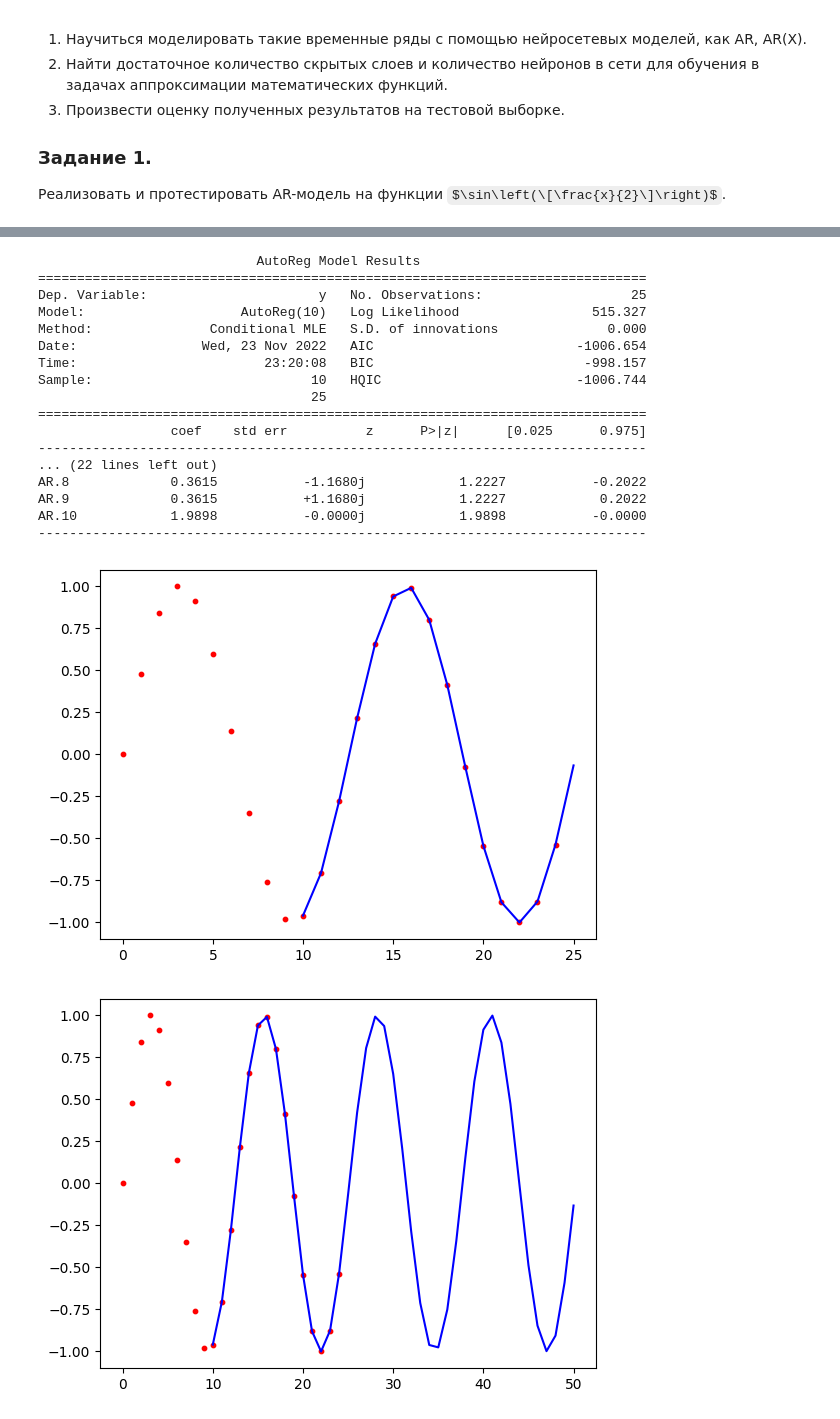
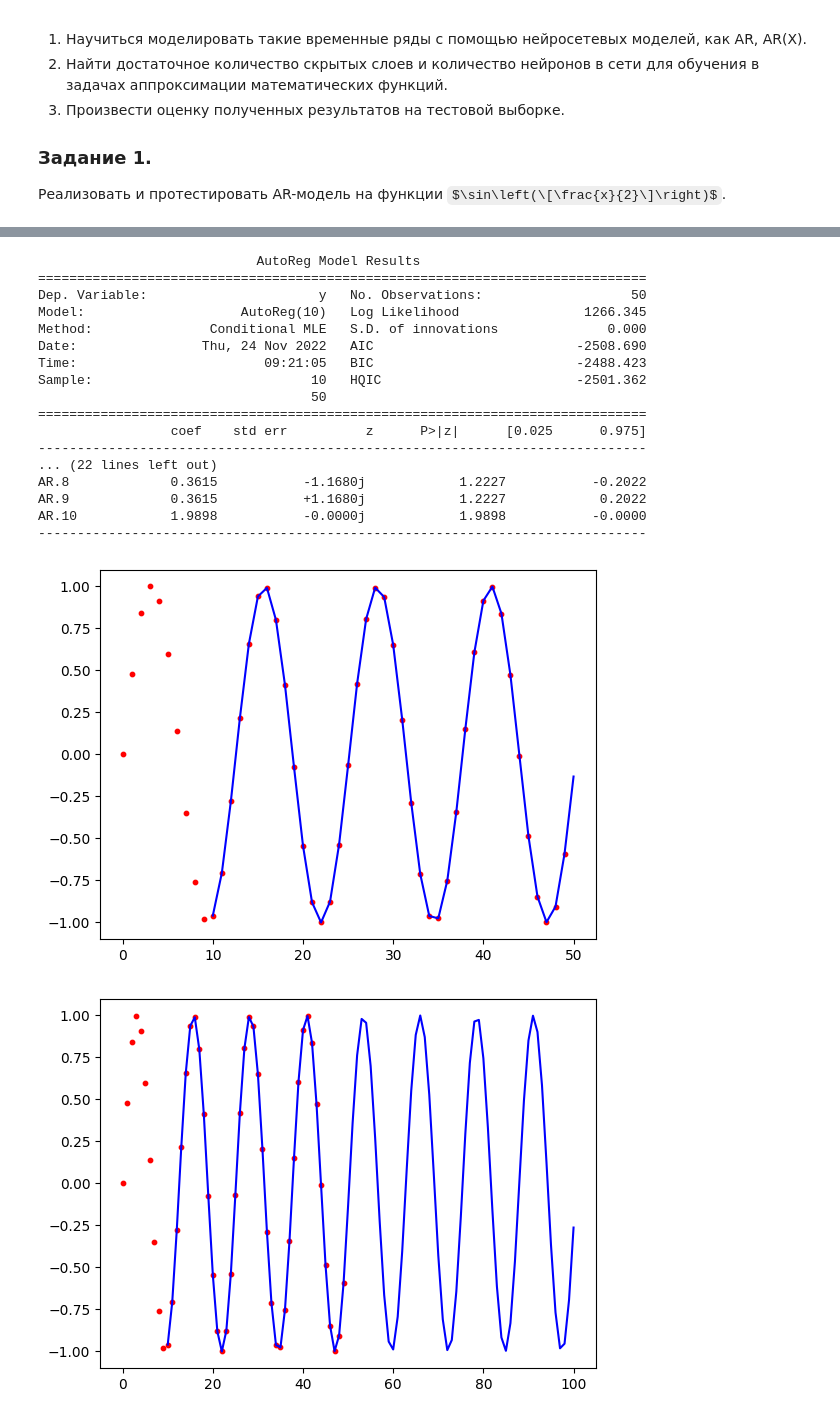
Before and after one commit to kolus-mospolytech/machine_learning-7sem, a Jupyter notebook: task4/task4.ipynb, the cells around one changed output, grey strips where cells are left out. Saved outputs shown, nothing was run; the diff lists cells and outputs as text; code cells hidden in the pictures; some formulas as TeX source.

```diff
--- a/task4/task4.ipynb
+++ b/task4/task4.ipynb
@@ -17,7 +17,7 @@ import matplotlib.pyplot as plt
 import numpy as np
 
 # создание обучающей выборки
-x_data = np.arange(0, 25, 1)
+x_data = np.arange(0, 50, 1)
 y_data = [math.sin(a / 2) for a in x_data]
 
 # вывод точек обучающей выборки
@@ -36,13 +84,13 @@ print(ar_model.summary())
 # %% [output]
                             AutoReg Model Results
 ==============================================================================
-Dep. Variable:                      y   No. Observations:                   25
-Model:                    AutoReg(10)   Log Likelihood                 515.327
+Dep. Variable:                      y   No. Observations:                   50
+Model:                    AutoReg(10)   Log Likelihood                1266.345
 Method:               Conditional MLE   S.D. of innovations              0.000
-Date:                Wed, 23 Nov 2022   AIC                          -1006.654
-Time:                        23:20:08   BIC                           -998.157
-Sample:                            10   HQIC                         -1006.744
-                                   25
+Date:                Thu, 24 Nov 2022   AIC                          -2508.690
+Time:                        09:21:05   BIC                          -2488.423
+Sample:                            10   HQIC                         -2501.362
+                                   50
 ==============================================================================
                  coef    std err          z      P>|z|      [0.025      0.975]
 ------------------------------------------------------------------------------
@@ -53,22 +101,22 @@ AR.10            1.9898           -0.0000j            1.9898           -0.0000
 ------------------------------------------------------------------------------
 # %%
 # предсказание и сравнение с входным графиком
-pred = ar_model.predict(start=0, end=25, dynamic=False)
+pred = ar_model.predict(start=0, end=50, dynamic=False)
 
 plt.plot(pred, color='b')
 plt.scatter(x_data, y_data, s=10, c='r')
 plt.show()
 # %% [output]
-[figure, old version]
+[figure, new version]
 # %%
 # предсказание с продолжением графика
-pred = ar_model.predict(start=0, end=50, dynamic=False)
+pred = ar_model.predict(start=0, end=100, dynamic=False)
 
 plt.plot(pred, color='b')
 plt.scatter(x_data, y_data, s=10, c='r')
 plt.show()
 # %% [output]
-[figure, old version]
+[figure, new version]
 # %% [markdown]
 
 ### Вывод
```
Also changed, not shown: parts of 4 cells of this notebook.
